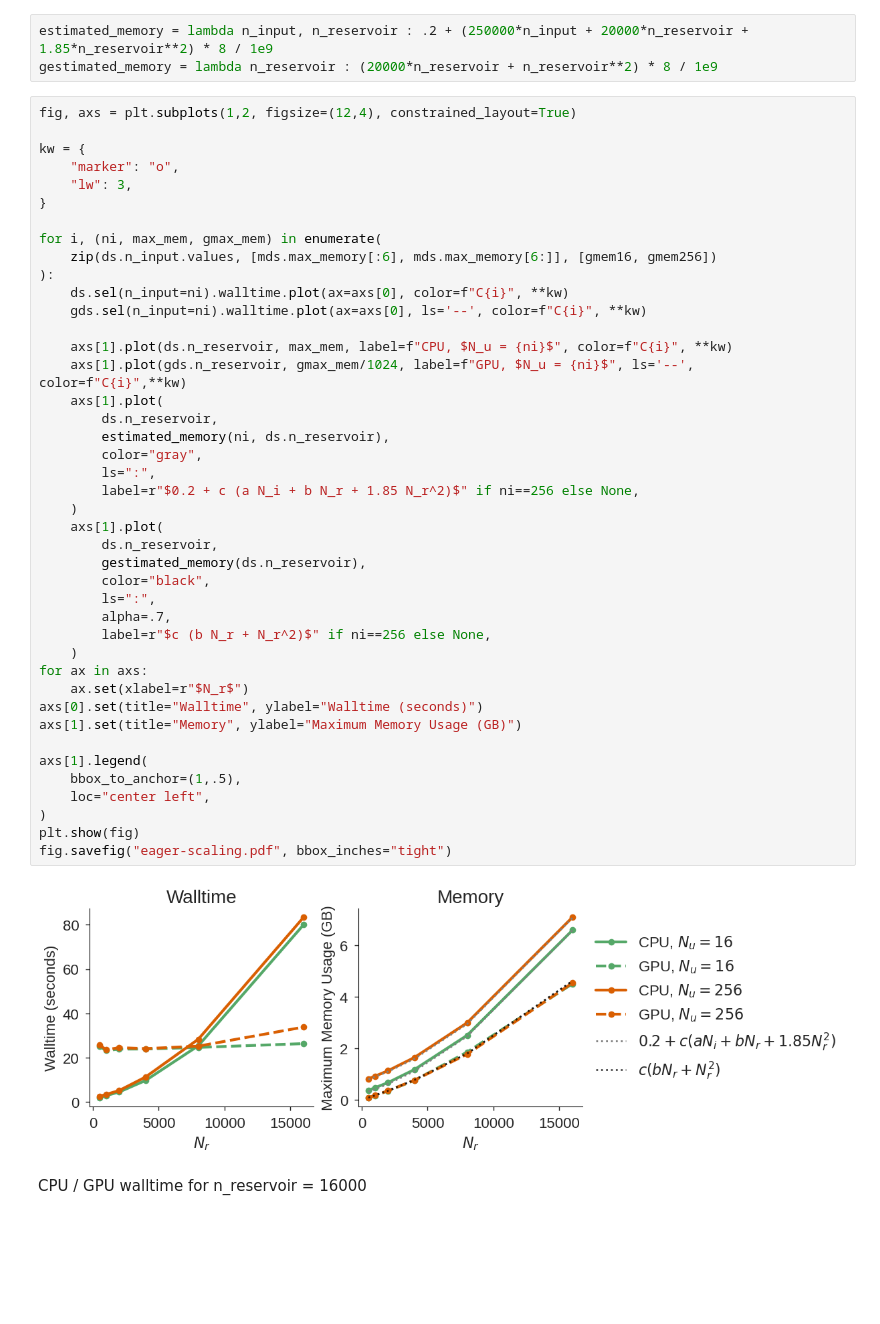
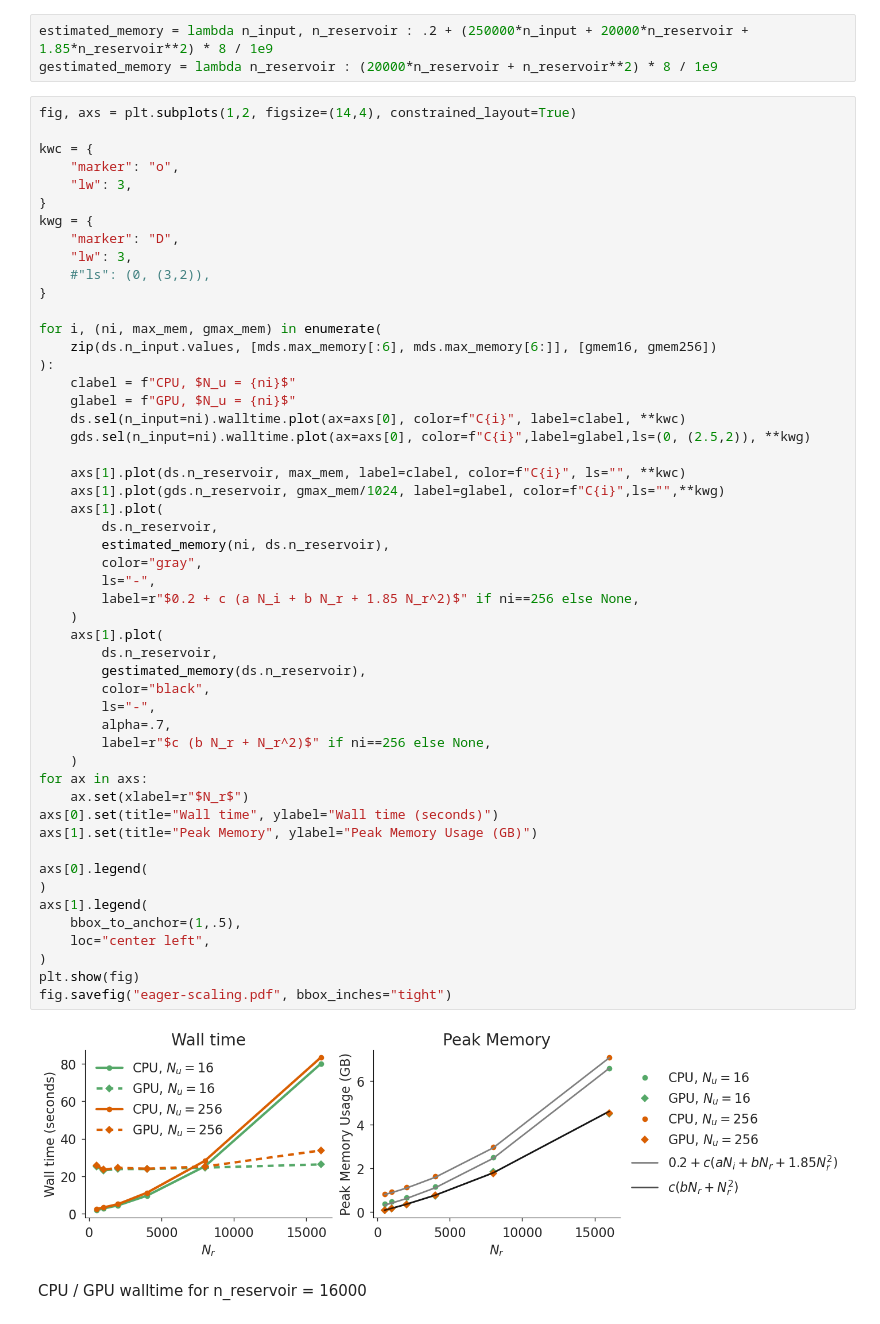
Before and after one commit to timothyas/xesn, a Jupyter notebook: scaling/plot_scaling.ipynb, the cells around one changed output. Saved outputs shown, nothing was run; the diff lists cells and outputs as text; blank space fills up the shorter version.

Commit message:
updated plot

```diff
--- a/scaling/plot_scaling.ipynb
+++ b/scaling/plot_scaling.ipynb
@@ -204,49 +206,58 @@ gmem256= np.array([84.3, 171.3, 357.3, 640+128+1.3+8.2, 1280+512+1.3+16.4, 2560.
 estimated_memory = lambda n_input, n_reservoir : .2 + (250000*n_input + 20000*n_reservoir + 1.85*n_reservoir**2) * 8 / 1e9
 gestimated_memory = lambda n_reservoir : (20000*n_reservoir + n_reservoir**2) * 8 / 1e9
 # %%
-fig, axs = plt.subplots(1,2, figsize=(12,4), constrained_layout=True)
+fig, axs = plt.subplots(1,2, figsize=(14,4), constrained_layout=True)
 
-kw = {
+kwc = {
     "marker": "o",
     "lw": 3,
+}
+kwg = {
+    "marker": "D",
+    "lw": 3,
+    #"ls": (0, (3,2)),
 }
 
 for i, (ni, max_mem, gmax_mem) in enumerate(
     zip(ds.n_input.values, [mds.max_memory[:6], mds.max_memory[6:]], [gmem16, gmem256])
 ):
-    ds.sel(n_input=ni).walltime.plot(ax=axs[0], color=f"C{i}", **kw)
-    gds.sel(n_input=ni).walltime.plot(ax=axs[0], ls='--', color=f"C{i}", **kw)
+    clabel = f"CPU, $N_u = {ni}$"
+    glabel = f"GPU, $N_u = {ni}$"
+    ds.sel(n_input=ni).walltime.plot(ax=axs[0], color=f"C{i}", label=clabel, **kwc)
+    gds.sel(n_input=ni).walltime.plot(ax=axs[0], color=f"C{i}",label=glabel,ls=(0, (2.5,2)), **kwg)
 
-    axs[1].plot(ds.n_reservoir, max_mem, label=f"CPU, $N_u = {ni}$", color=f"C{i}", **kw)
-    axs[1].plot(gds.n_reservoir, gmax_mem/1024, label=f"GPU, $N_u = {ni}$", ls='--', color=f"C{i}",**kw)
+    axs[1].plot(ds.n_reservoir, max_mem, label=clabel, color=f"C{i}", ls="", **kwc)
+    axs[1].plot(gds.n_reservoir, gmax_mem/1024, label=glabel, color=f"C{i}",ls="",**kwg)
     axs[1].plot(
         ds.n_reservoir,
         estimated_memory(ni, ds.n_reservoir),
         color="gray",
-        ls=":",
+        ls="-",
         label=r"$0.2 + c (a N_i + b N_r + 1.85 N_r^2)$" if ni==256 else None,
     )
     axs[1].plot(
         ds.n_reservoir,
         gestimated_memory(ds.n_reservoir),
         color="black",
-        ls=":",
+        ls="-",
         alpha=.7,
         label=r"$c (b N_r + N_r^2)$" if ni==256 else None,
     )
 for ax in axs:
     ax.set(xlabel=r"$N_r$")
-axs[0].set(title="Walltime", ylabel="Walltime (seconds)")
-axs[1].set(title="Memory", ylabel="Maximum Memory Usage (GB)")
+axs[0].set(title="Wall time", ylabel="Wall time (seconds)")
+axs[1].set(title="Peak Memory", ylabel="Peak Memory Usage (GB)")
 
+axs[0].legend(
+)
 axs[1].legend(
     bbox_to_anchor=(1,.5),
     loc="center left",
 )
 plt.show(fig)
 fig.savefig("eager-scaling.pdf", bbox_inches="tight")
 # %% [output]
-[figure, old version]
+[figure, new version]
 # %% [markdown]
 CPU / GPU walltime for n_reservoir = 16000
 # %%
```
Also changed, not shown: parts of 1 cell of this notebook, 1 other file.
